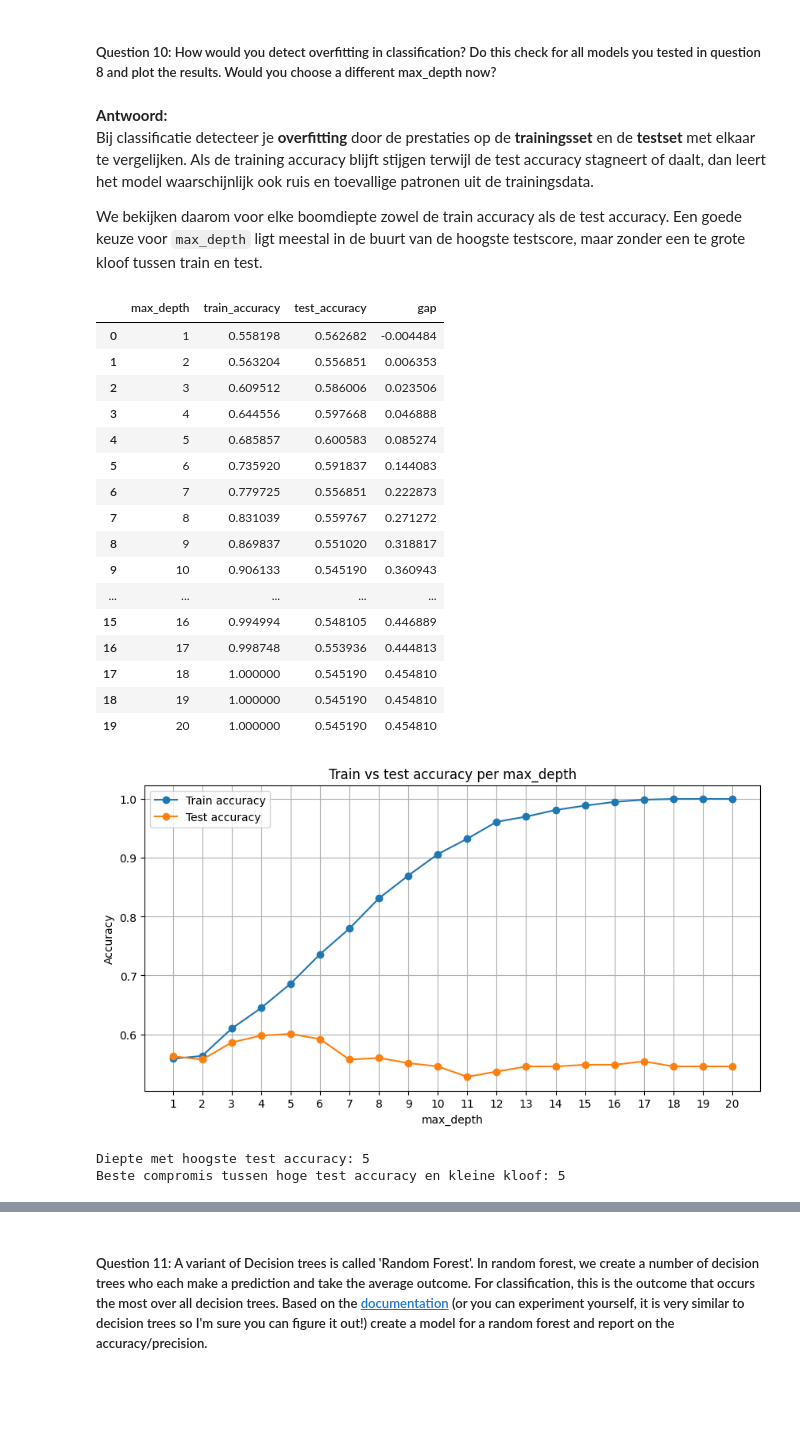
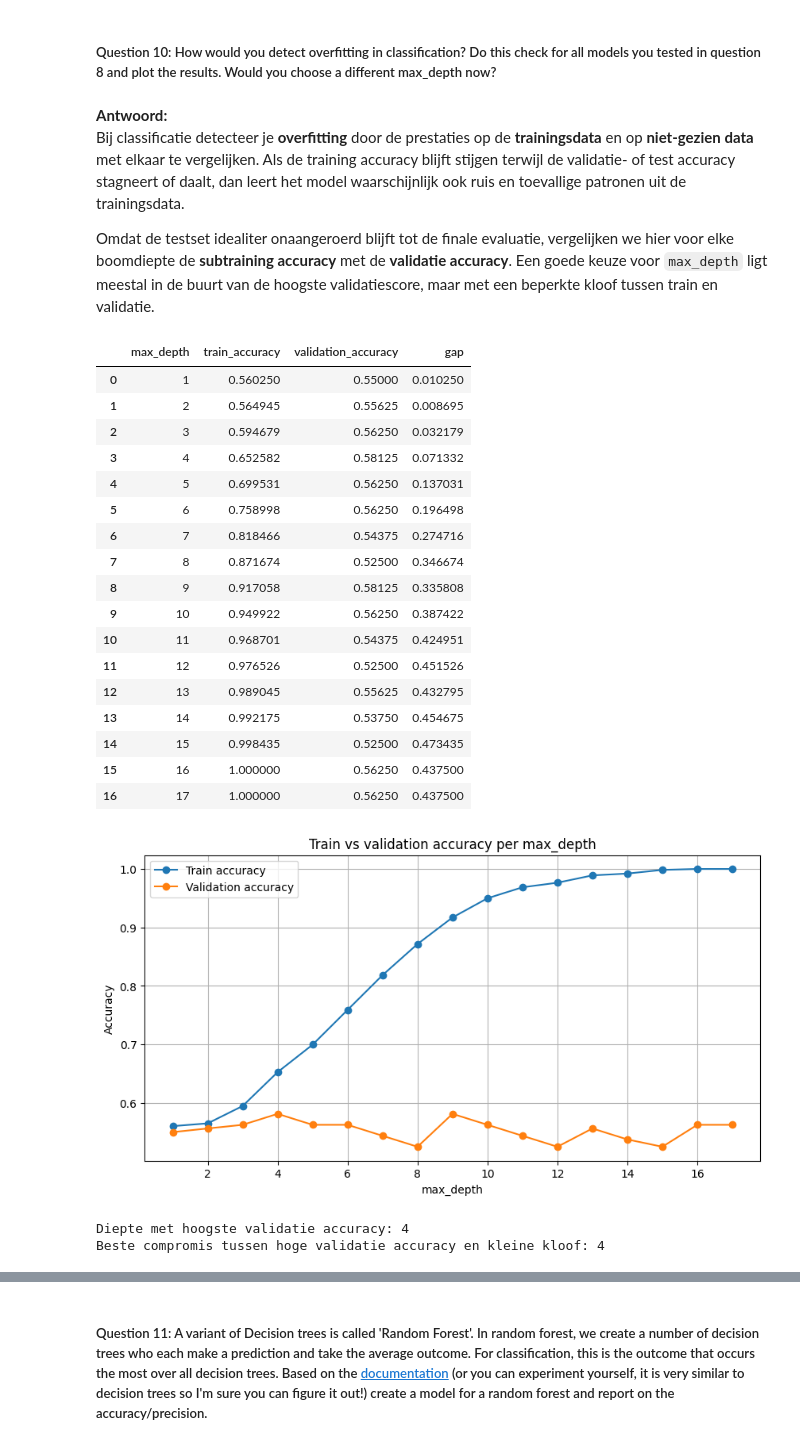
Before and after one commit to ChaybonV/Data-Science-Fundamentals, a Jupyter notebook: 05/DSF 05 - Decision Trees Exercice.ipynb, the cells around one changed output, grey strips where cells are left out. Drawn from its saved outputs; the diff is of its cells as text; code cells hidden in the pictures; blank space fills up the shorter version.

```diff
--- a/05/DSF 05 - Decision Trees Exercice.ipynb
+++ b/05/DSF 05 - Decision Trees Exercice.ipynb
@@ -125,15 +111,16 @@ We splitsen de data op in **features** `X` en **target** `y`. Daarna houden we *
 X = df_model.drop(columns="quality")
 y = df_model["quality"]
 
-X_train, X_test, y_train, y_test = train_test_split(
-    X, y, test_size=0.30, random_state=42, stratify=y
-)
+X_train, X_test, y_train, y_test = train_test_split(X, y, test_size=0.30, random_state=42, stratify=y)
+X_subtrain, X_val, y_subtrain, y_val = train_test_split(X_train, y_train, test_size=0.20, random_state=42, stratify=y_train)
 
 baseline_tree = DecisionTreeClassifier(random_state=42)
 baseline_tree.fit(X_train, y_train)
 
 print(f"Vorm van de trainingsset: {X_train.shape}")
 print(f"Vorm van de testset: {X_test.shape}")
+print(f"Vorm van de subtrainingsset: {X_subtrain.shape}")
+print(f"Vorm van de validatieset: {X_val.shape}")
 print("Het basismodel werd succesvol getraind.")
 # %% [output]
 Vorm van de trainingsset: (799, 11)
@@ -407,69 +391,67 @@ De optimale diepte is de diepte met de beste **generalisatie op de testset**, ni
 ##### Question 10: How would you detect overfitting in classification? Do this check for all models you tested in question 8 and plot the results. Would you choose a different max_depth now?
 # %% [markdown]
 **Antwoord:**
-Bij classificatie detecteer je **overfitting** door de prestaties op de **trainingsset** en de **testset** met elkaar te vergelijken. Als de training accuracy blijft stijgen terwijl de test accuracy stagneert of daalt, dan leert het model waarschijnlijk ook ruis en toevallige patronen uit de trainingsdata.
+Bij classificatie detecteer je **overfitting** door de prestaties op de **trainingsdata** en op **niet-gezien data** met elkaar te vergelijken. Als de training accuracy blijft stijgen terwijl de validatie- of test accuracy stagneert of daalt, dan leert het model waarschijnlijk ook ruis en toevallige patronen uit de trainingsdata.
 
-We bekijken daarom voor elke boomdiepte zowel de train accuracy als de test accuracy. Een goede keuze voor `max_depth` ligt meestal in de buurt van de hoogste testscore, maar zonder een te grote kloof tussen train en test.
+Omdat de testset idealiter onaangeroerd blijft tot de finale evaluatie, vergelijken we hier voor elke boomdiepte de **subtraining accuracy** met de **validatie accuracy**. Een goede keuze voor `max_depth` ligt meestal in de buurt van de hoogste validatiescore, maar met een beperkte kloof tussen train en validatie.
 # %%
 train_accuracies = []
-test_accuracies = []
+validation_accuracies = []
 
 for depth in depths:
     model = DecisionTreeClassifier(max_depth=depth, random_state=42)
-    model.fit(X_train, y_train)
+    model.fit(X_subtrain, y_subtrain)
 
-    train_accuracies.append(accuracy_score(y_train, model.predict(X_train)))
-    test_accuracies.append(accuracy_score(y_test, model.predict(X_test)))
+    train_accuracies.append(accuracy_score(y_subtrain, model.predict(X_subtrain)))
+    validation_accuracies.append(accuracy_score(y_val, model.predict(X_val)))
 
 overfit_df = pd.DataFrame({
     "max_depth": depths,
     "train_accuracy": train_accuracies,
-    "test_accuracy": test_accuracies,
-    "gap": np.array(train_accuracies) - np.array(test_accuracies),
+    "validation_accuracy": validation_accuracies,
+    "gap": np.array(train_accuracies) - np.array(validation_accuracies),
 })
 
 display(overfit_df)
 
 plt.figure(figsize=(10, 5))
 plt.plot(depths, train_accuracies, marker="o", label="Train accuracy")
-plt.plot(depths, test_accuracies, marker="o", label="Test accuracy")
+plt.plot(depths, validation_accuracies, marker="o", label="Validation accuracy")
 plt.xlabel("max_depth")
 plt.ylabel("Accuracy")
-plt.title("Train vs test accuracy per max_depth")
-plt.xticks(depths)
+plt.title("Train vs validation accuracy per max_depth")
 plt.grid(True)
 plt.legend()
 plt.show()
 
-best_generalizing_depth = int(
-    overfit_df.loc[overfit_df["test_accuracy"].idxmax(), "max_depth"]
-)
+best_generalizing_depth = int(overfit_df.loc[overfit_df["validation_accuracy"].idxmax(), "max_depth"])
 
-candidate_depths = overfit_df.sort_values(["test_accuracy", "gap"], ascending=[False, True])
+candidate_depths = overfit_df.sort_values(["validation_accuracy", "gap"], ascending=[False, True])
 balanced_depth = int(candidate_depths.iloc[0]["max_depth"])
 
-print(f"Diepte met hoogste test accuracy: {best_generalizing_depth}")
-print(f"Beste compromis tussen hoge test accuracy en kleine kloof: {balanced_depth}")
+print(f"Diepte met hoogste validatie accuracy: {best_generalizing_depth}")
+print(f"Beste compromis tussen hoge validatie accuracy en kleine kloof: {balanced_depth}")
 # %% [output]
-|  | max_depth | train_accuracy | test_accuracy | gap |
-| 0 | 1 | 0.558198 | 0.562682 | -0.004484 |
-| 1 | 2 | 0.563204 | 0.556851 | 0.006353 |
-| 2 | 3 | 0.609512 | 0.586006 | 0.023506 |
-| 3 | 4 | 0.644556 | 0.597668 | 0.046888 |
-| 4 | 5 | 0.685857 | 0.600583 | 0.085274 |
-| 5 | 6 | 0.735920 | 0.591837 | 0.144083 |
-| 6 | 7 | 0.779725 | 0.556851 | 0.222873 |
-| 7 | 8 | 0.831039 | 0.559767 | 0.271272 |
-| 8 | 9 | 0.869837 | 0.551020 | 0.318817 |
-| 9 | 10 | 0.906133 | 0.545190 | 0.360943 |
-| ... | ... | ... | ... | ... |
-| 15 | 16 | 0.994994 | 0.548105 | 0.446889 |
-| 16 | 17 | 0.998748 | 0.553936 | 0.444813 |
-| 17 | 18 | 1.000000 | 0.545190 | 0.454810 |
-| 18 | 19 | 1.000000 | 0.545190 | 0.454810 |
-| 19 | 20 | 1.000000 | 0.545190 | 0.454810 |
+|  | max_depth | train_accuracy | validation_accuracy | gap |
+| 0 | 1 | 0.560250 | 0.55000 | 0.010250 |
+| 1 | 2 | 0.564945 | 0.55625 | 0.008695 |
+| 2 | 3 | 0.594679 | 0.56250 | 0.032179 |
+| 3 | 4 | 0.652582 | 0.58125 | 0.071332 |
+| 4 | 5 | 0.699531 | 0.56250 | 0.137031 |
+| 5 | 6 | 0.758998 | 0.56250 | 0.196498 |
+| 6 | 7 | 0.818466 | 0.54375 | 0.274716 |
+| 7 | 8 | 0.871674 | 0.52500 | 0.346674 |
+| 8 | 9 | 0.917058 | 0.58125 | 0.335808 |
+| 9 | 10 | 0.949922 | 0.56250 | 0.387422 |
+| 10 | 11 | 0.968701 | 0.54375 | 0.424951 |
+| 11 | 12 | 0.976526 | 0.52500 | 0.451526 |
+| 12 | 13 | 0.989045 | 0.55625 | 0.432795 |
+| 13 | 14 | 0.992175 | 0.53750 | 0.454675 |
+| 14 | 15 | 0.998435 | 0.52500 | 0.473435 |
+| 15 | 16 | 1.000000 | 0.56250 | 0.437500 |
+| 16 | 17 | 1.000000 | 0.56250 | 0.437500 |
-[figure, old version]
+[figure, new version]
-Diepte met hoogste test accuracy: 5
-Beste compromis tussen hoge test accuracy en kleine kloof: 5
+Diepte met hoogste validatie accuracy: 4
+Beste compromis tussen hoge validatie accuracy en kleine kloof: 4
 # %% [markdown]
 **Interpretatie:**
```
Also changed, not shown: parts of 13 cells of this notebook.
